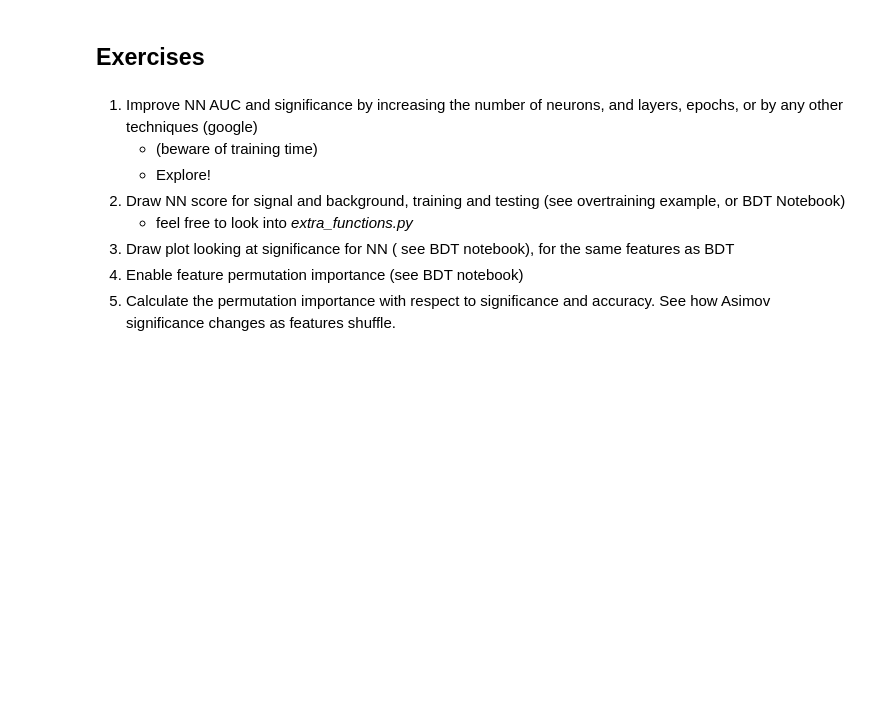
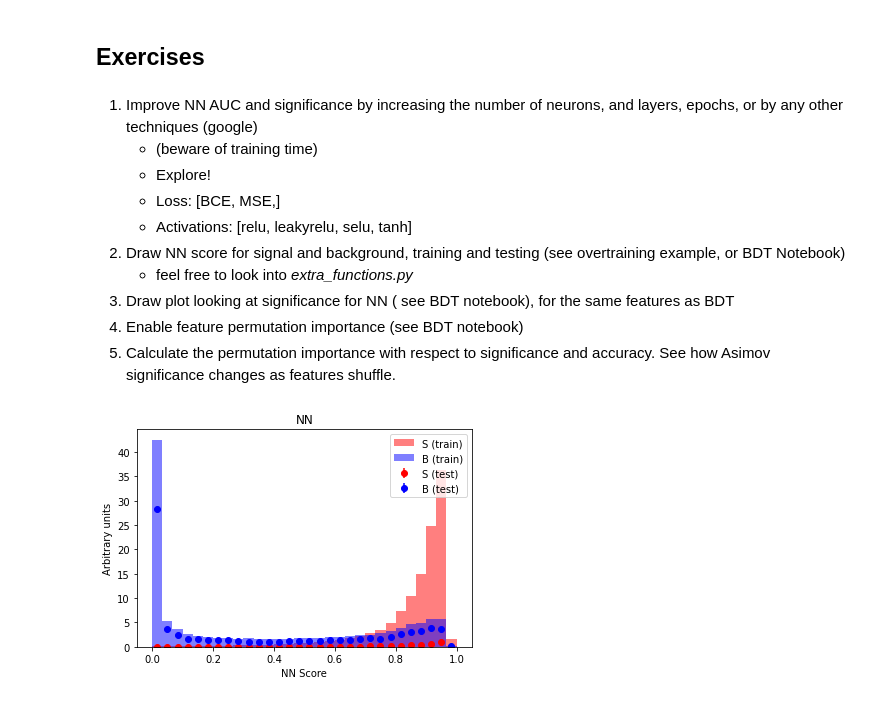
Before and after one commit to usatlas-ml-training/Intro-BDT-NN, a Jupyter notebook: HEPML_HandsOn_NN.ipynb, the cells around one changed output. Drawn from its saved outputs; the diff is of its cells as text; code cells hidden in the pictures; blank space fills up the shorter version.

```diff
--- a/HEPML_HandsOn_NN.ipynb
+++ b/HEPML_HandsOn_NN.ipynb
@@ -477,6 +478,8 @@ axes[1].legend(loc="upper center",fontsize = 15)
 1.   Improve NN AUC and significance by increasing the number of neurons, and layers, epochs, or by any other techniques (google)
         - (beware of training time)
         - Explore!
+        - Loss: [BCE, MSE,]
+        - Activations: [relu, leakyrelu, selu, tanh]
 2.   Draw NN score for signal and background, training and testing (see overtraining example, or BDT Notebook)
         - feel free to look into *extra_functions.py*
 3.   Draw plot looking at significance for NN ( see BDT notebook), for the same features as BDT
@@ -497,3 +500,10 @@ xgb.load_model('xgb.model')  # load data
 
 #The model and predictions from the BDT notebook are now in memory!
 #plt.bar(data.columns.values, xgb.feature_importances_)
+# %%
+compare_train_test(y_pred_train, y_train, y_pred_test, y_test,
+                   xlabel="NN Score", title="NN",
+                   weights_train=weights_train.values,
+                   weights_test=weights_test.values,density=False)
+# %% [output]
+[figure, added]
```
Also changed, not shown: parts of 11 cells of this notebook.
